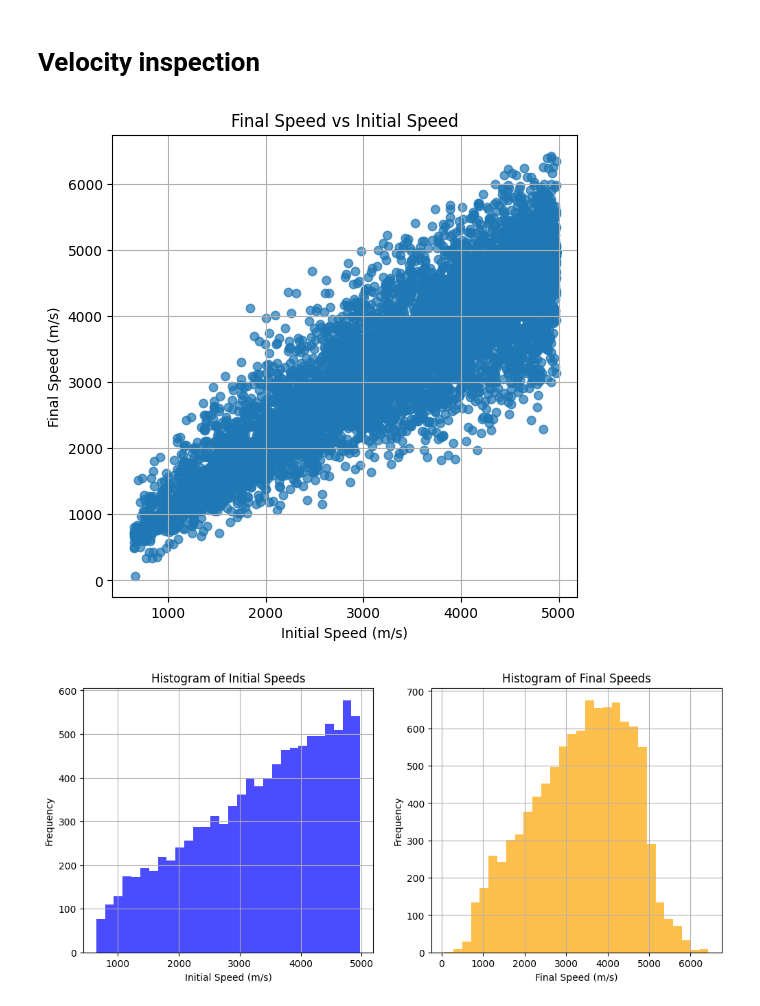
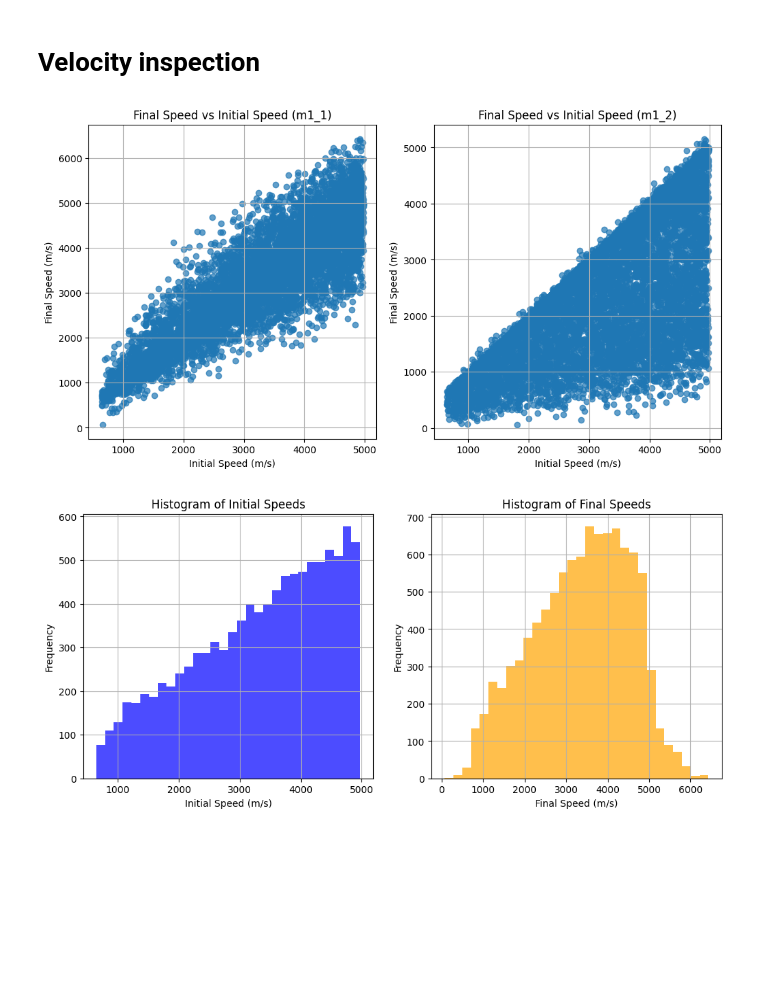
Before and after one commit to TijnZeelenberg/scatteringkernels, a Jupyter notebook: data_analysis.ipynb, the cells around one changed output. Drawn from its saved outputs; the diff is of its cells as text; code cells hidden in the pictures; blank space fills up the shorter version.

Commit message:
Generate data for different mass ratios

```diff
--- a/data_analysis.ipynb
+++ b/data_analysis.ipynb
@@ -28,22 +28,30 @@ There are 7 columns containing the following:
 # %%
 import pandas as pd
 import matplotlib.pyplot as plt
 import numpy as np
 
-DATA_FILE = "CTC_simulation_results.csv"
+m1_1_DATA_FILE = "CTC_simulation_results_m1_1.csv"
+m1_2_DATA_FILE = "CTC_simulation_results_m1_2.csv"
 
-df = pd.read_csv(DATA_FILE)
+df_m1_1 = pd.read_csv(m1_1_DATA_FILE)
+df_m1_2 = pd.read_csv(m1_2_DATA_FILE)
 
 # Plot initial vs final speed
-fig, ax = plt.subplots(figsize=(6, 6))
-ax.scatter(df["V_init"], df["V_final"], alpha=0.7)
-ax.set_xlabel("Initial Speed (m/s)")
-ax.set_ylabel("Final Speed (m/s)")
-ax.set_title("Final Speed vs Initial Speed")
-ax.grid()
+fig, ax = plt.subplots(1,2, figsize=(12, 6))
+ax[0].scatter(df_m1_1["V_init"], df_m1_1["V_final"], alpha=0.7)
+ax[0].set_ylim(0,7000)
+ax[0].set_xlabel("Initial Speed (m/s)")
+ax[0].set_ylabel("Final Speed (m/s)")
+ax[0].set_title("Final Speed vs Initial Speed (m1_1)")
+ax[0].grid()
+ax[1].scatter(df_m1_2["V_init"], df_m1_2["V_final"], alpha=0.7)
+ax[1].set_xlabel("Initial Speed (m/s)")
+ax[1].set_ylabel("Final Speed (m/s)")
+ax[1].set_title("Final Speed vs Initial Speed (m1_2)")
+ax[1].grid()
 plt.show()
 # %% [output]
-[figure, old version]
+[figure, new version]
 # %%
 # Histograms of initial and final speeds
 fig, ax = plt.subplots(1, 2, figsize=(12, 5))
```
Also changed, not shown: parts of 1 cell of this notebook, 1 other file.
